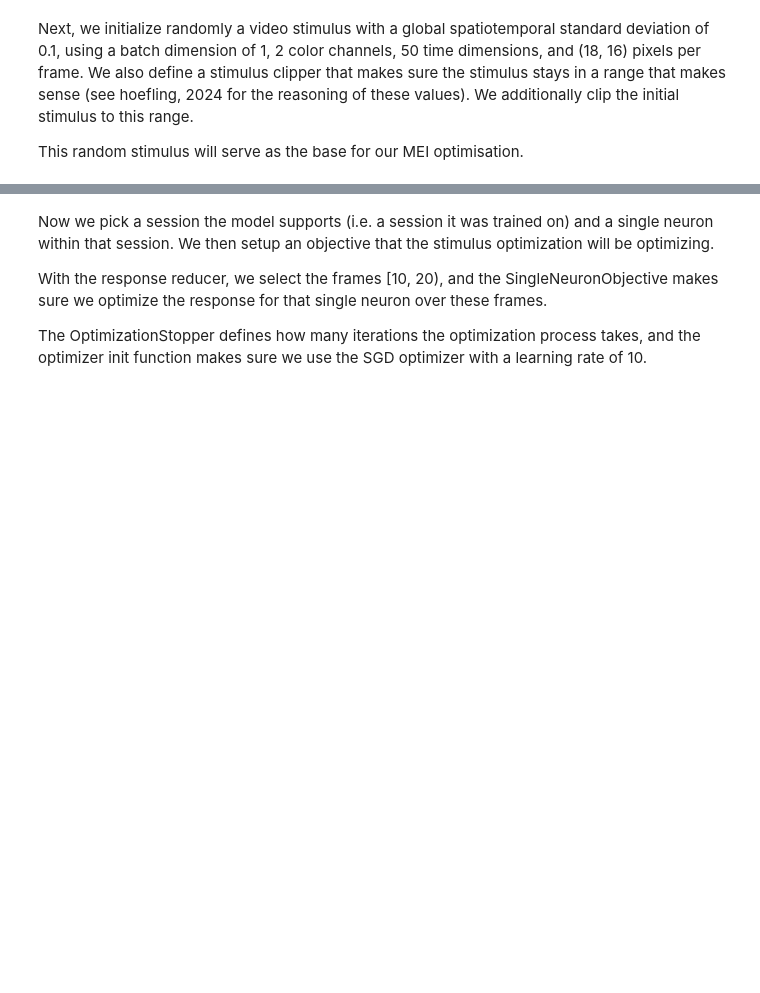
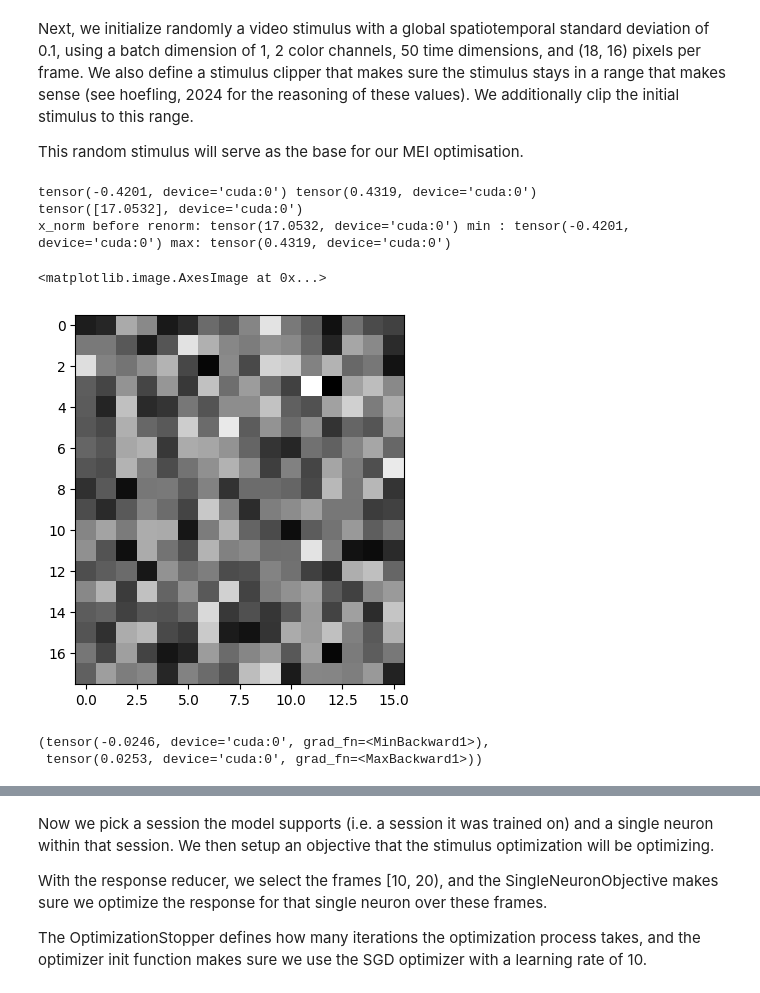
Before and after one commit to open-retina/open-retina, a Jupyter notebook: notebooks/mei_example.ipynb, the cells around one changed output, grey strips where cells are left out. Drawn from its saved outputs; the diff is of its cells as text; code cells hidden in the pictures; blank space fills up the shorter version.

Commit message:
Working on figures, don't publish branch

```diff
--- a/notebooks/mei_example.ipynb
+++ b/notebooks/mei_example.ipynb
@@ -22,4 +24,10 @@ from openretina.utils.plotting import play_stimulus, plot_stimulus_composition
 First we load an ensemble model from Hoefling, 2024, which is based on two photon recordings of retinal ganglion cells of the mouse retina in response to natural stimuli recorded in the color channels green and uv (in contrast to humans, mice have green and UV sensitive cones).
 # %%
 device = torch.device("cuda" if torch.cuda.is_available() else "cpu")
-data_info, ensemble_model = load_ensemble_model_from_remote(device=device)
+device = torch.device("cuda" if torch.cuda.is_available() else "cpu")
+model_quality = "low"
+# model_name = f"hoefling_2024_base_{model_quality}_res"
+# ensemble_model = load_core_readout_from_remote(model_name, device="cuda" if torch.cuda.is_available() else "cpu")
+model_name = f"https://huggingface.co/datasets/open-retina/open-retina/blob/main/model_checkpoints/24-01-2025/hoefling_2024_base_low_res.ckpt"
+device="cuda" if torch.cuda.is_available() else "cpu"
+model = load_core_readout_model(model_name, device = device)
@@ -34,7 +47,7 @@ stimulus = torch.randn(stimulus_shape, requires_grad=True, device=device)
 stimulus.data = stimulus.data * 0.1
 
 STIMULUS_RANGE_CONSTRAINTS = {
-    "norm": 5.0,
+    "norm": 1.0,
     "x_min_green": -0.654,
     "x_max_green": 6.269,
     "x_min_uv": -0.913,
@@ -47,5 +60,23 @@ stimulus_postprocessor = ChangeNormJointlyClipRangeSeparately(
     ],
     norm=STIMULUS_RANGE_CONSTRAINTS["norm"],
 )
+
+print(stimulus.data.min(), stimulus.data.max())
+x_norm = torch.linalg.vector_norm(stimulus.data.view(len(stimulus.data), -1), dim=-1)
+print(x_norm)
 # clip initial stimulus to desired range
 stimulus.data = stimulus_postprocessor.process(stimulus.data)
+# %% [output]
+tensor(-0.4201, device='cuda:0') tensor(0.4319, device='cuda:0')
+tensor([17.0532], device='cuda:0')
+x_norm before renorm: tensor(17.0532, device='cuda:0') min : tensor(-0.4201, device='cuda:0') max: tensor(0.4319, device='cuda:0')
+# %%
+plt.imshow(stimulus[0,0,10:20].mean(axis=0).cpu().detach(), cmap='gray')
+# %% [output]
+<matplotlib.image.AxesImage at 0x...>
+[figure, added]
+# %%
+stimulus.min()  , stimulus.max()
+# %% [output]
+(tensor(-0.0246, device='cuda:0', grad_fn=<MinBackward1>),
+ tensor(0.0253, device='cuda:0', grad_fn=<MaxBackward1>))
```
Also changed, not shown: parts of 17 cells of this notebook, 4 other files.
